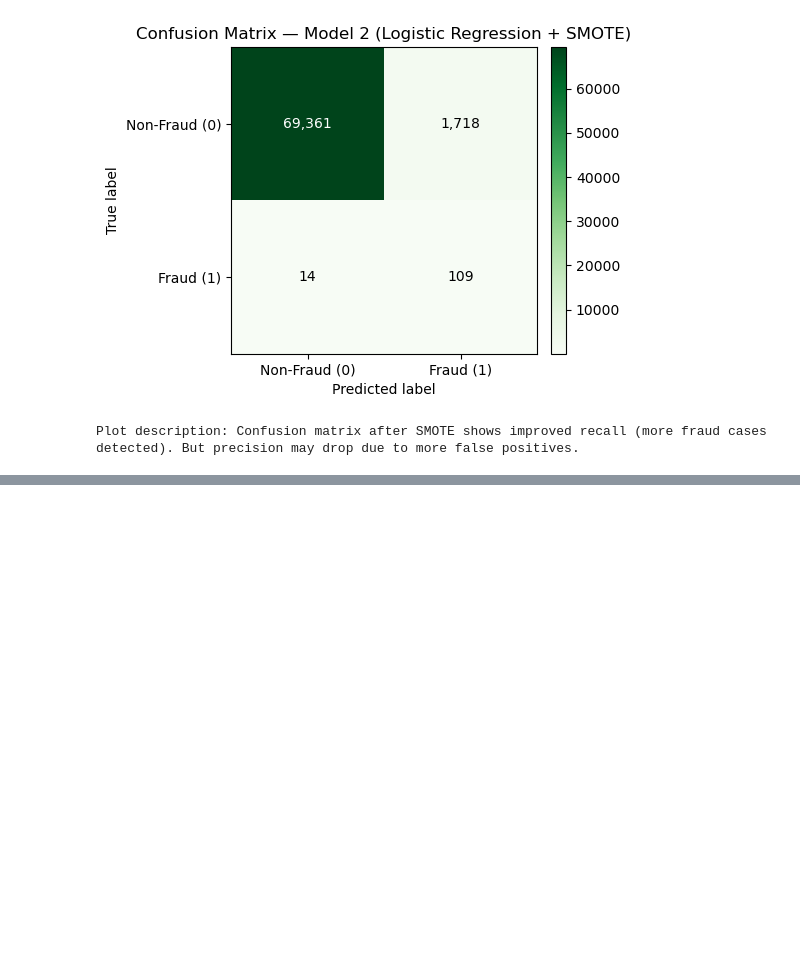
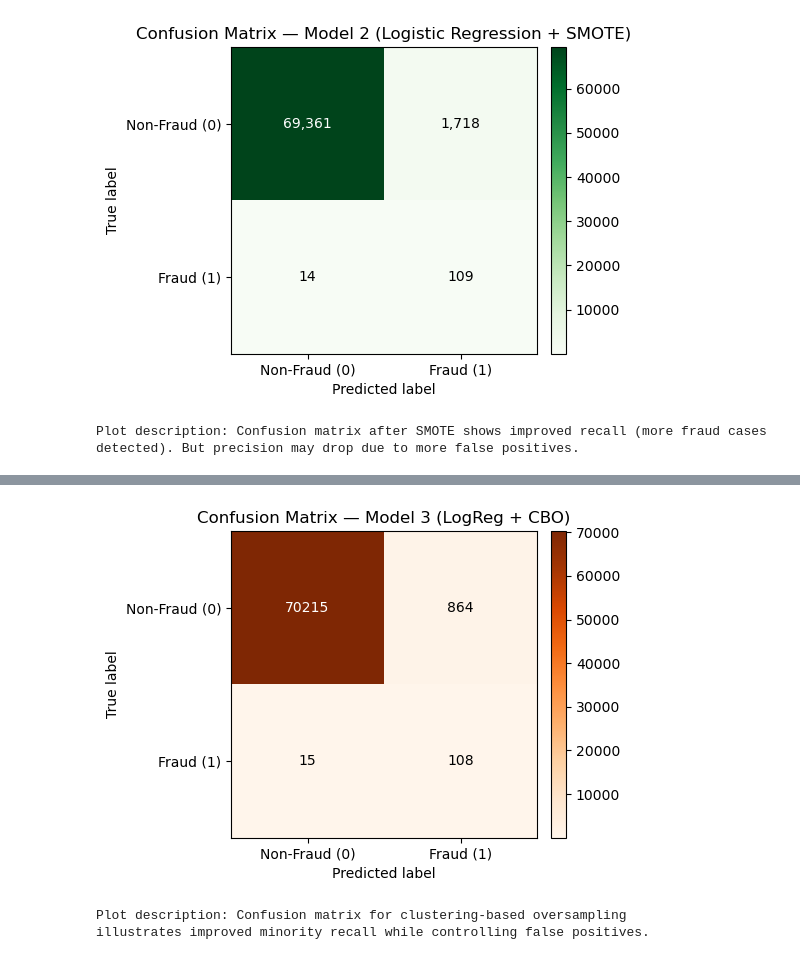
Before and after one commit to neer-patel-11/DAL_3, a Jupyter notebook: DA25M021_DAL_3.ipynb, the cells around one changed output, grey strips where cells are left out. Saved outputs shown, nothing was run; the diff lists cells and outputs as text; code cells hidden in the pictures; blank space fills up the shorter version.

Commit message:
Clustering-Based Oversampling (CBO)

```diff
--- a/DA25M021_DAL_3 .ipynb
+++ b/DA25M021_DAL_3.ipynb
@@ -159,7 +161,7 @@ accuracy = (y_pred == y_test).mean()
 print(f"\nOverall accuracy: {accuracy:.4f}")
 print("\nNOTE: With a highly imbalanced dataset, a classifier that always predicts 'non-fraud' would still achieve very high accuracy.")
 print("Always prefer precision, recall, F1 (especially recall for catching fraud) and confusion matrix for class-imbalanced tasks.")
-
+cm = confusion_matrix(y_test, y_pred)
 fig, ax = plt.subplots(figsize=(5,4))
 im = ax.imshow(cm, interpolation='nearest', cmap=plt.cm.Blues)
 ax.set_title("Confusion Matrix — Model 1 (Logistic Regression)")
@@ -168,6 +170,7 @@ ax.set_ylabel("True label")
 ax.set_xticks([0,1]); ax.set_xticklabels(['Non-Fraud (0)','Fraud (1)'])
 ax.set_yticks([0,1]); ax.set_yticklabels(['Non-Fraud (0)','Fraud (1)'])
 # annotate
+
 thresh = cm.max() / 2.
 for i in range(cm.shape[0]):
     for j in range(cm.shape[1]):
@@ -318,0 +443,28 @@ While powerful, SMOTE has some potential drawbacks:
+# %%
+
+# === 📊 Confusion Matrix Plot ===
+fig, ax = plt.subplots(figsize=(5,4))
+im = ax.imshow(cm_cbo, interpolation='nearest', cmap=plt.cm.Oranges)
+ax.set_title("Confusion Matrix — Model 3 (LogReg + CBO)")
+ax.set_xlabel("Predicted label")
+ax.set_ylabel("True label")
+ax.set_xticks([0,1]); ax.set_xticklabels(['Non-Fraud (0)','Fraud (1)'])
+ax.set_yticks([0,1]); ax.set_yticklabels(['Non-Fraud (0)','Fraud (1)'])
+
+# Annotate counts
+thresh = cm_cbo.max() / 2
+for i in range(cm_cbo.shape[0]):
+    for j in range(cm_cbo.shape[1]):
+        ax.text(j, i, f"{cm_cbo[i,j]}",
+                ha="center", va="center",
+                color="white" if cm_cbo[i,j] > thresh else "black")
+
+plt.colorbar(im, ax=ax, fraction=0.046, pad=0.04)
+plt.tight_layout()
+plt.show()
+
+print("Plot description: Confusion matrix for clustering-based oversampling\nillustrates improved minority recall while controlling false positives.")
+# %% [output]
+[figure, added]
+Plot description: Confusion matrix for clustering-based oversampling
+illustrates improved minority recall while controlling false positives.
```
Also changed, not shown: parts of 6 cells of this notebook.
